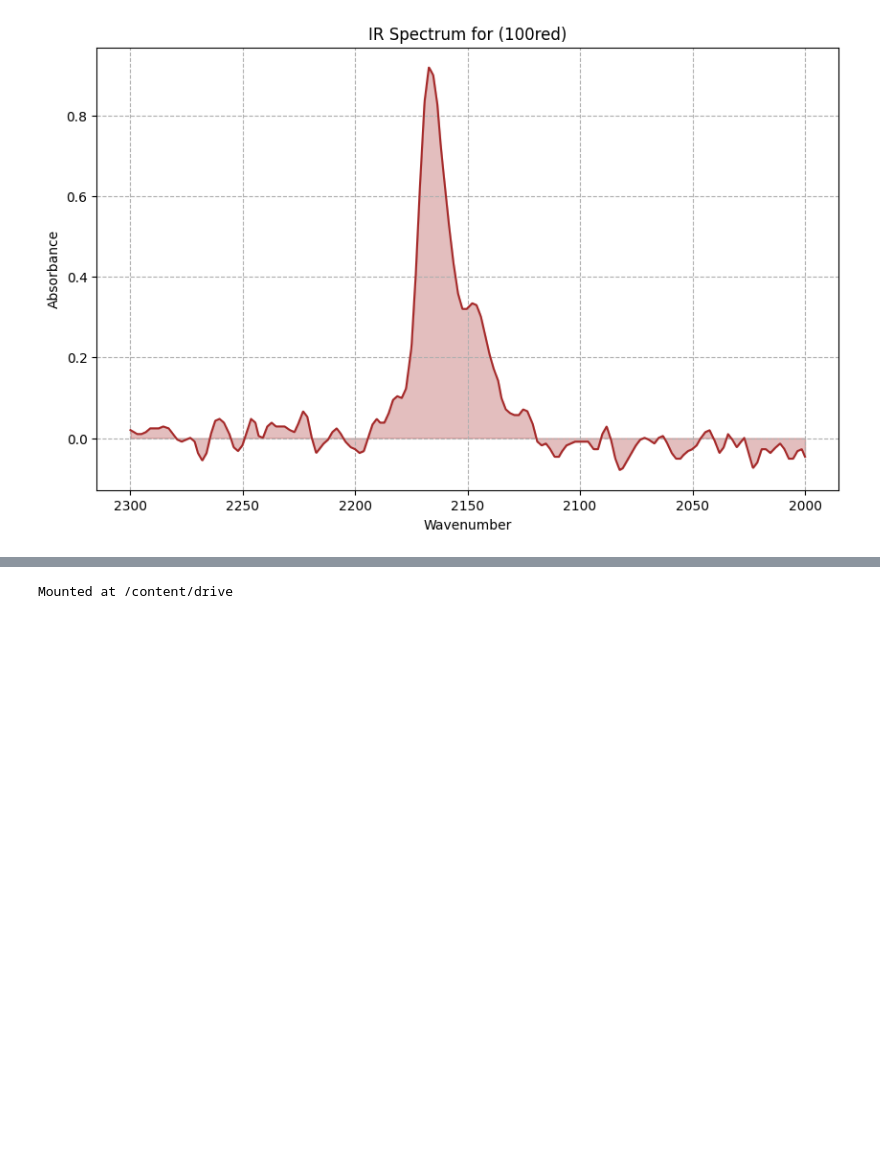
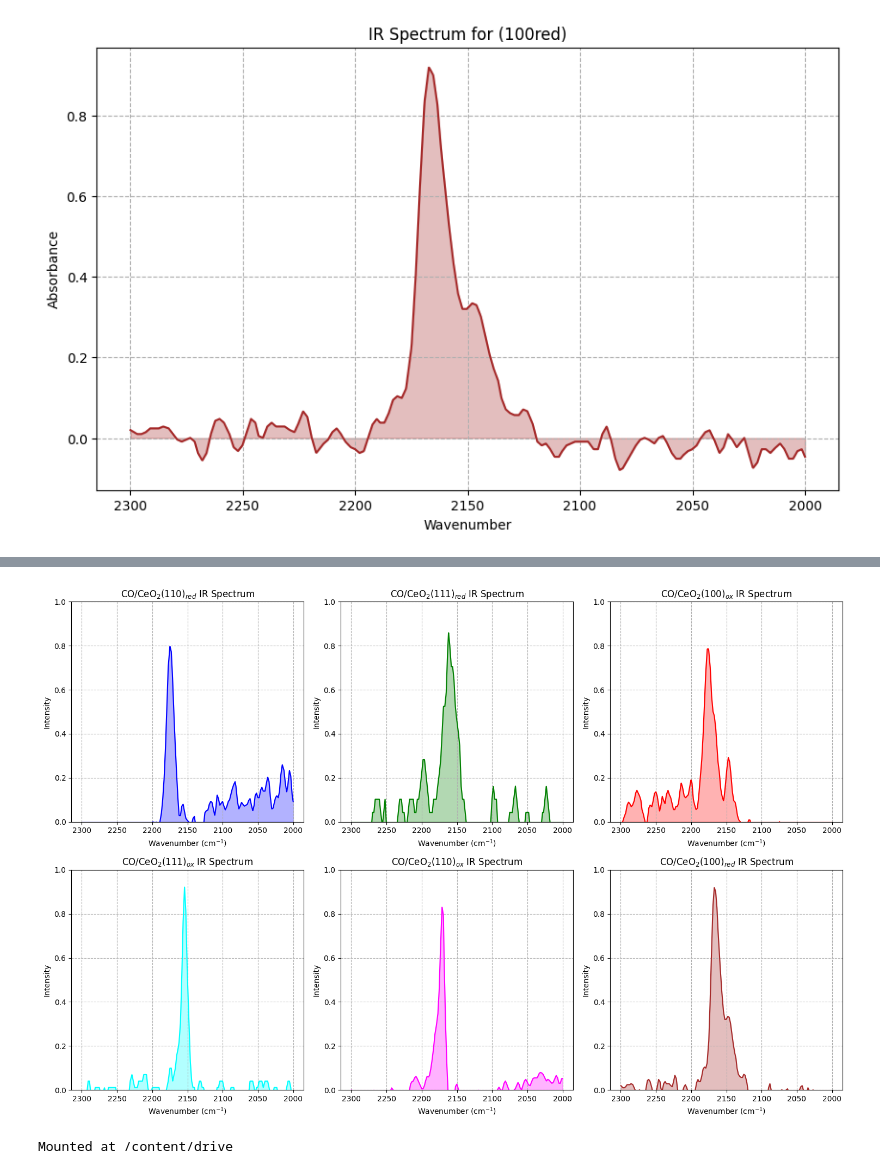
Before and after one commit to MehrdadJalali-AI/Spectrum, a Jupyter notebook: PlotExperementalFilled.ipynb, the cells around one changed output, grey strips where cells are left out. Saved outputs shown, nothing was run; the diff lists cells and outputs as text; code cells hidden in the pictures; blank space fills up the shorter version.

```diff
--- a/PlotExperementalFilled.ipynb
+++ b/PlotExperementalFilled.ipynb
@@ -191,3 +198,102 @@ for index, filename in enumerate(os.listdir(folder_path)):
+# %%
+import numpy as np
+import os
+import matplotlib.pyplot as plt
+import pandas as pd
+from scipy.interpolate import interp1d
+
+# Folder containing CSV files
+folder_path = '/content/drive/MyDrive/Research/Spectroscopy/IR_Spectrum_Predcition/ExperimentalData/'
+
+# Define a list of colors to cycle through
+colors = ['blue', 'green', 'red', 'cyan', 'magenta', 'brown']
+
+# Prepare a 2x3 grid for six plots
+fig, axs = plt.subplots(2, 3, figsize=(15, 10))
+
+# Iterate over each file in the folder
+for index, filename in enumerate(os.listdir(folder_path)):
+    if filename.endswith('.csv') and index < 6:  # Limit to the first six files
+        file_path = os.path.join(folder_path, filename)
+        data = pd.read_csv(file_path, header=None, names=["Wavenumber", "Absorbance"])
+        file_name = os.path.splitext(os.path.basename(file_path))[0]  # Extracts the file name without extension
+
+        # Extract xxx and yy from the file name
+        if 'red' in file_name:
+            xxx = file_name.replace('red', '')
+            yy = 'red'
+        elif 'ox' in file_name:
+            xxx = file_name.replace('ox', '')
+            yy = 'ox'
+        else:
+            xxx = 'unknown'
+            yy = 'unknown'
+
+        # Assuming spectrum_min and spectrum_max are defined earlier
+        spectrum_min, spectrum_max = 2000.0, 2300.0
+
+        data['Wavenumber'] = pd.to_numeric(data['Wavenumber'], errors='coerce')
+        data['Absorbance'] = pd.to_numeric(data['Absorbance'], errors='coerce')
+
+        # Filter data within the specified wavenumber range
+        filtered_data = data[(data['Wavenumber'] >= spectrum_min) & (data['Wavenumber'] <= spectrum_max)].copy()
+        filtered_data = filtered_data.dropna(subset=['Absorbance'])
+
+        # Preprocess the filtered data
+        filtered_data['Absorbance'] *= -1
+        min_value = np.min(filtered_data['Absorbance'])
+        max_value = np.max(filtered_data['Absorbance'])
+        spectraData_normalized = (filtered_data['Absorbance'] - min_value) / (max_value - min_value)
+        filtered_data['Absorbance'] = spectraData_normalized
+
+        # Calculating background value and subtracting it using spectrum_min and spectrum_max
+        background_data1 = filtered_data[(filtered_data['Wavenumber'] >= spectrum_min) & (filtered_data['Wavenumber'] <= 2140)]
+        background_data2 = filtered_data[(filtered_data['Wavenumber'] >= 2200) & (filtered_data['Wavenumber'] <= spectrum_max)]
+
+        background_value1 = background_data1['Absorbance'].mean()
+        background_value2 = background_data2['Absorbance'].mean()
+
+        # Using the average of these two values as the overall background value
+        background_value = np.mean([background_value1, background_value2])
+
+        filtered_data['Absorbance'] -= background_value
+
+        # Prepare data for interpolation
+        x = filtered_data['Wavenumber']
+        y = filtered_data['Absorbance']
+
+        # Normalize x-values for interpolation between 0 and 1
+        x_normalized = (x - spectrum_min) / (spectrum_max - spectrum_min)
+
+        # Create an interpolation function
+        f = interp1d(x_normalized, y, kind='linear', fill_value="extrapolate")
+
+        # Define the new x-range for interpolation
+        new_x = np.linspace(0, 1, 1500)  # Adjust the number of points as needed
+
+        # Compute the interpolated y-values
+        interpolated_absorbance = f(new_x)
+
+        # Access the correct subplot
+        ax = axs[index // 3, index % 3]
+
+        # Plot each spectrum in the correct subplot with a different color
+        ax.plot(np.arange(2000, 2299.8, 0.2), interpolated_absorbance, color=colors[index % len(colors)])
+        ax.fill_between(np.arange(2000, 2299.8, 0.2), interpolated_absorbance, color=colors[index % len(colors)], alpha=0.3)
+        ax.set_title(f'CO/CeO$_{{2}}$({xxx})$_{{{yy}}}$ IR Spectrum', fontsize=12)
+        ax.set_xlabel('Wavenumber (cm$^{-1}$)')
+        ax.set_ylabel('Intensity')
+        ax.invert_xaxis()
+        ax.grid(True, which="both", ls="--")
+        ax.set_ylim(0, 1)  # Set y-axis to [0, 1] to normalize intensity
+
+# Adjust layout to prevent overlap
+plt.tight_layout()
+
+# Show the combined plot with six subplots
+plt.show()
+# %% [output]
+[figure, added]
 # %%
 from google.colab import drive
 drive.mount('/content/drive')
```
Also changed, not shown: parts of 2 cells of this notebook.
